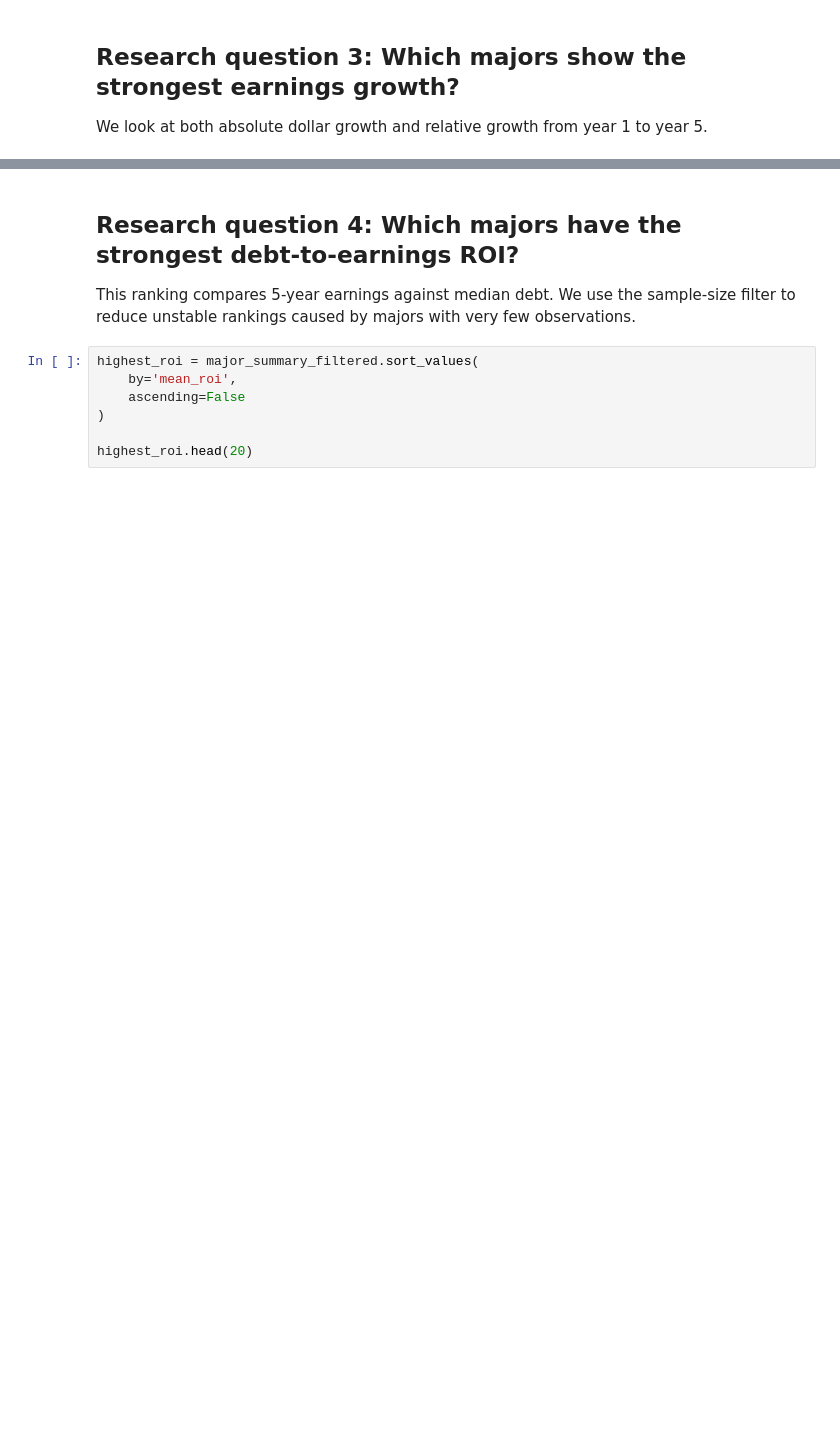
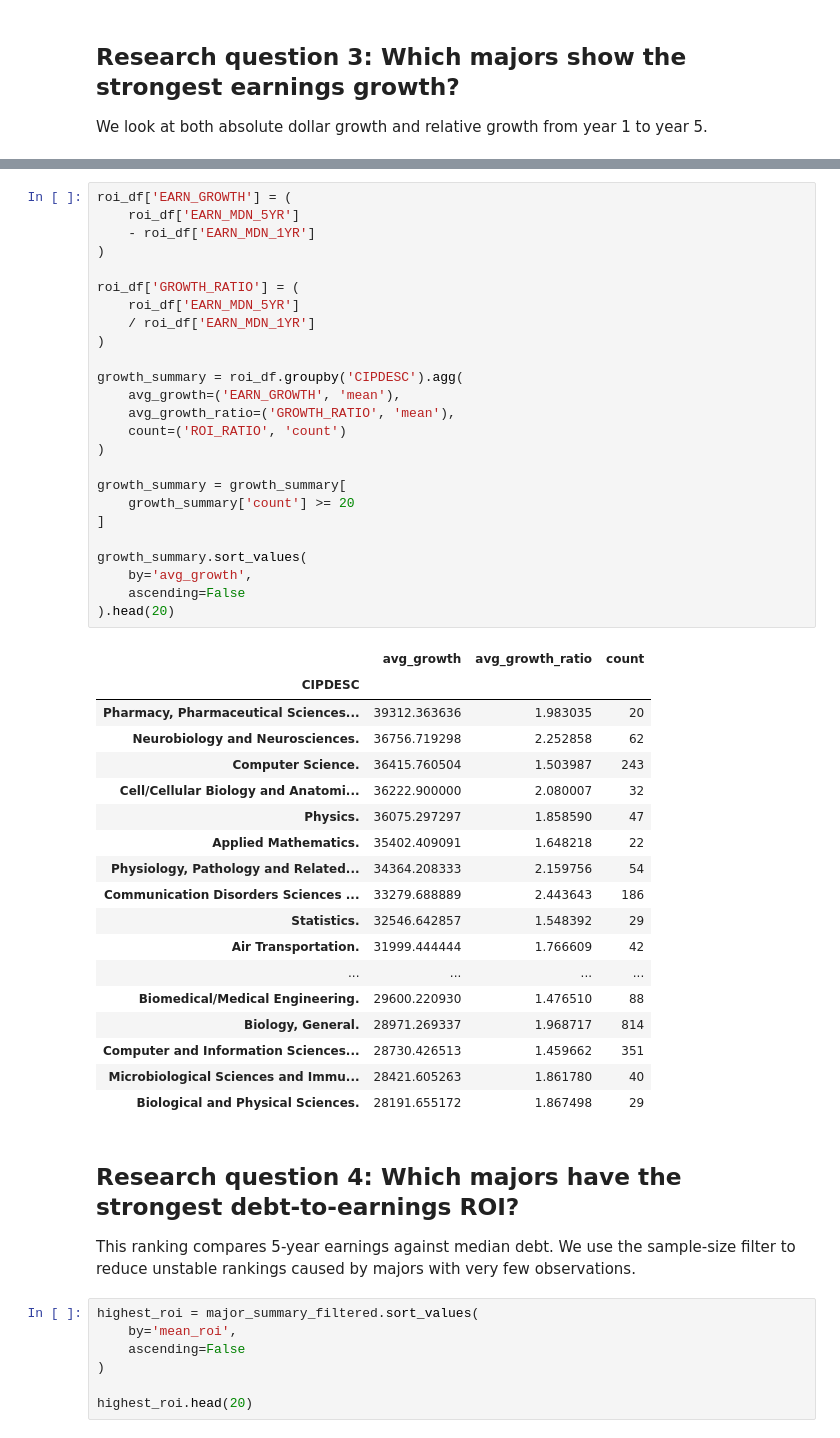
Before and after one commit to VintageTeaLeaf/College-ROI-Analysis, a Jupyter notebook: notebooks/data_cleaning.ipynb, the cells around one changed output, grey strips where cells are left out. Drawn from its saved outputs; the diff is of its cells as text; blank space fills up the shorter version.

```diff
--- a/notebooks/data_cleaning.ipynb
+++ b/notebooks/data_cleaning.ipynb
@@ -489,6 +489,50 @@ highest_growth_ratio.head(20)
 | Political Science and Government. | 3.020637 | 2.748161 | 22405.157113 | 23250.0 | 63885.371550 | 61779.0 | 27313.817372 | ... |
 | Philosophy. | 2.837750 | 2.664883 | 21209.133333 | 22005.0 | 56884.650000 | 56536.5 | 22312.204545 | ... |
 | Dietetics and Clinical Nutrition ... | 2.505916 | 2.268900 | 24018.565217 | 24500.0 | 53839.617021 | 53146.0 | 20566.750000 | ... |
+# %%
+roi_df['EARN_GROWTH'] = (
+    roi_df['EARN_MDN_5YR']
+    - roi_df['EARN_MDN_1YR']
+)
+
+roi_df['GROWTH_RATIO'] = (
+    roi_df['EARN_MDN_5YR']
+    / roi_df['EARN_MDN_1YR']
+)
+
+growth_summary = roi_df.groupby('CIPDESC').agg(
+    avg_growth=('EARN_GROWTH', 'mean'),
+    avg_growth_ratio=('GROWTH_RATIO', 'mean'),
+    count=('ROI_RATIO', 'count')
+)
+
+growth_summary = growth_summary[
+    growth_summary['count'] >= 20
+]
+
+growth_summary.sort_values(
+    by='avg_growth',
+    ascending=False
+).head(20)
+# %% [output]
+|  | avg_growth | avg_growth_ratio | count |
+| CIPDESC |  |  |  |
+| Pharmacy, Pharmaceutical Sciences... | 39312.363636 | 1.983035 | 20 |
+| Neurobiology and Neurosciences. | 36756.719298 | 2.252858 | 62 |
+| Computer Science. | 36415.760504 | 1.503987 | 243 |
+| Cell/Cellular Biology and Anatomi... | 36222.900000 | 2.080007 | 32 |
+| Physics. | 36075.297297 | 1.858590 | 47 |
+| Applied Mathematics. | 35402.409091 | 1.648218 | 22 |
+| Physiology, Pathology and Related... | 34364.208333 | 2.159756 | 54 |
+| Communication Disorders Sciences ... | 33279.688889 | 2.443643 | 186 |
+| Statistics. | 32546.642857 | 1.548392 | 29 |
+| Air Transportation. | 31999.444444 | 1.766609 | 42 |
+| ... | ... | ... | ... |
+| Biomedical/Medical Engineering. | 29600.220930 | 1.476510 | 88 |
+| Biology, General. | 28971.269337 | 1.968717 | 814 |
+| Computer and Information Sciences... | 28730.426513 | 1.459662 | 351 |
+| Microbiological Sciences and Immu... | 28421.605263 | 1.861780 | 40 |
+| Biological and Physical Sciences. | 28191.655172 | 1.867498 | 29 |
 # %% [markdown]
 ## Research question 4: Which majors have the strongest debt-to-earnings ROI?
 
```
Also changed, not shown: parts of 1 cell of this notebook, 1 other file.
